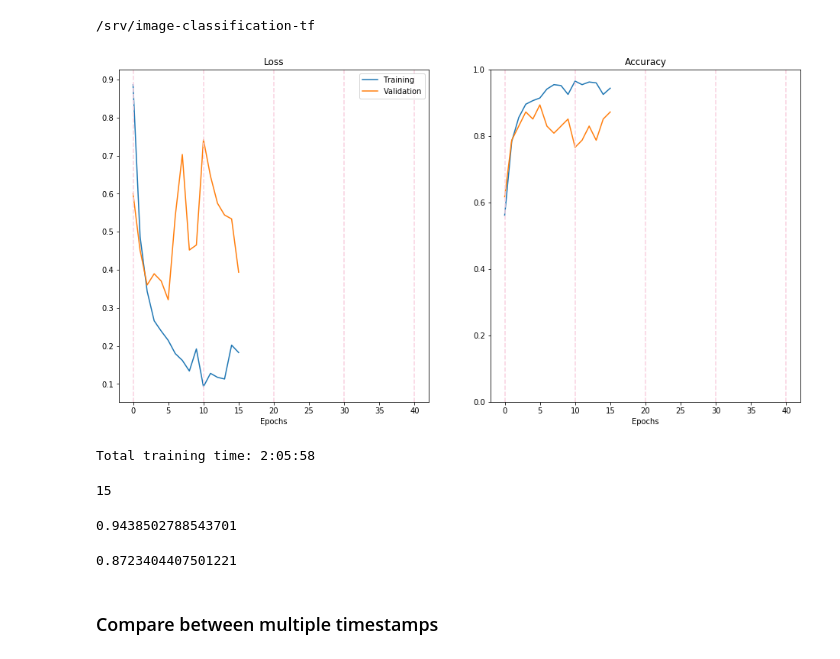
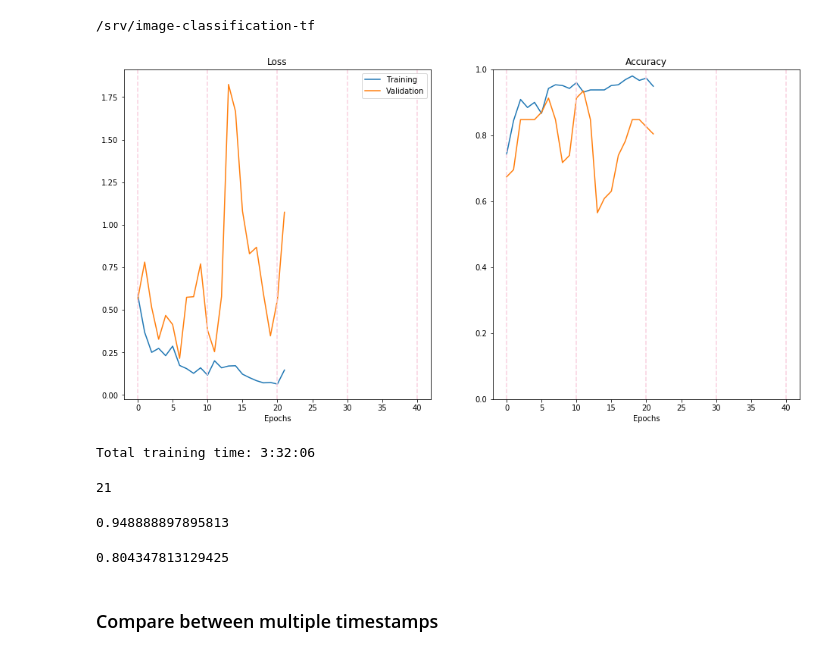
Before and after one commit to MiriamCobo/CoronaryArteries, a Jupyter notebook: notebooks/2.0-Model_training.ipynb, the cells around one changed output. Drawn from its saved outputs; the diff is of its cells as text; code cells hidden in the pictures.

```diff
--- a/notebooks/2.0-Model_training.ipynb
+++ b/notebooks/2.0-Model_training.ipynb
@@ -49,51 +49,51 @@ cd ..
 # %%
 import os
 import json
 from datetime import timedelta
 
 import matplotlib.pylab as plt
 import numpy as np
 
 from imgclas import paths, plot_utils
 
 # User parameters to set
-TIMESTAMP = '2022-04-18_TortSpAnd45Balanced_15ep_stop_16Batch' # timestamp of the model
+TIMESTAMP = '2022-04-20_Fold5SpAnd45Balanced_21ep_stop15_16Batch' # timestamp of the model
 
 # Set the timestamp
 paths.timestamp = TIMESTAMP
 
 # Load training statistics
 stats_path = os.path.join(paths.get_stats_dir(), 'stats.json')
 with open(stats_path) as f:
     stats = json.load(f)
 
 # Load training configuration
 conf_path = os.path.join(paths.get_conf_dir(), 'conf.json')
 with open(conf_path) as f:
     conf = json.load(f)
 
 # Plot the trainig plots
 plot_utils.training_plots(conf, stats)
 # %% [output]
-[figure, old version]
+[figure, new version]
 # %%
 # Print total training time
 tr_time = int(stats['training time (s)'])
 print('Total training time: {}'.format(timedelta(seconds=tr_time)))
 # %% [output]
-Total training time: 2:05:58
+Total training time: 3:32:06
 # %%
 stats['epoch'][-1]
 # %% [output]
-15
+21
 # %%
 stats['acc'][-1] # accuracy last epoch train
 # %% [output]
-0.9438502788543701
+0.948888897895813
 # %%
 stats['val_acc'][-1] # acc last epoch val
 # %% [output]
-0.8723404407501221
+0.804347813129425
 # %% [markdown]
 ### Compare between multiple timestamps
 # %%
```
Also changed, not shown: parts of 1 cell of this notebook, 3 other files.
